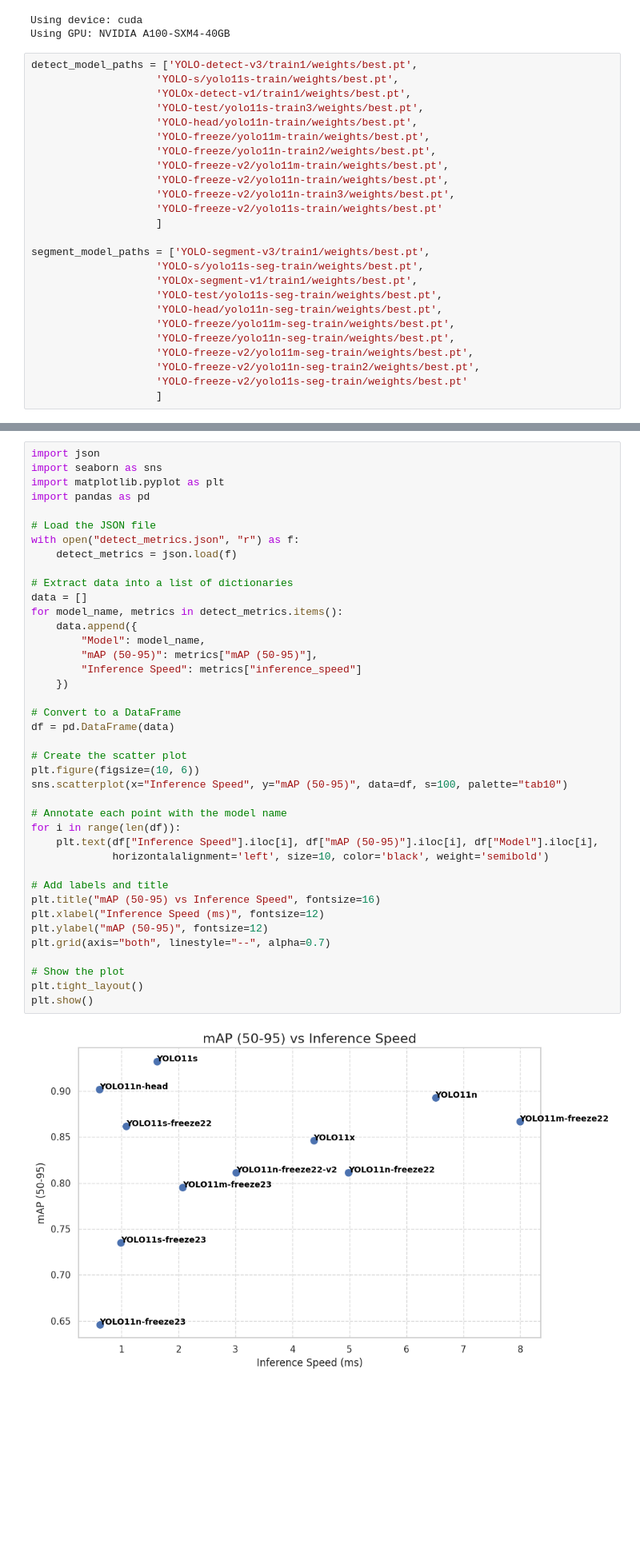
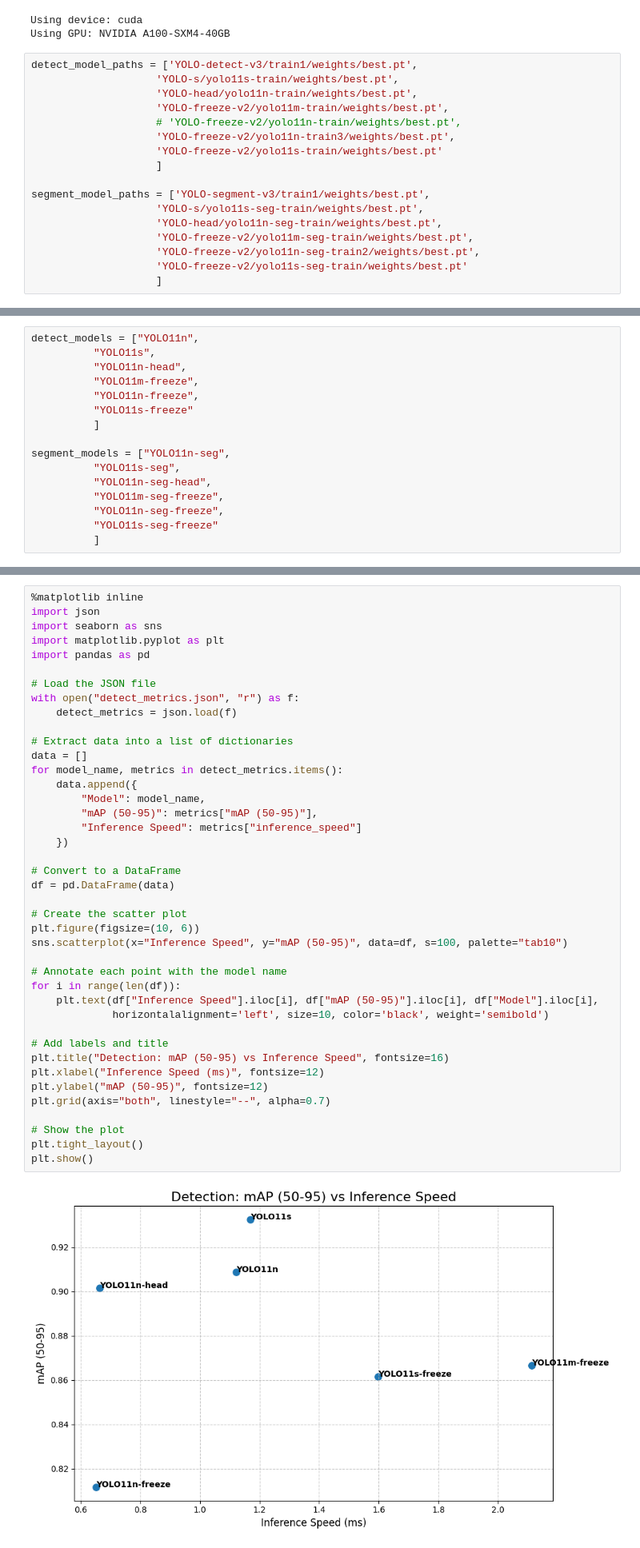
Before and after one commit to cayasryan/Grocery-Detect-Segment, a Jupyter notebook: validation.ipynb, the cells around one changed output, grey strips where cells are left out. Shown: that part at 80% size. Saved outputs shown, nothing was run; the diff lists cells and outputs as text; blank space fills up the shorter version.

Commit message:
inference updates

```diff
--- a/validation.ipynb
+++ b/validation.ipynb
@@ -25,24 +25,16 @@ Using GPU: NVIDIA A100-SXM4-40GB
 # %%
 detect_model_paths = ['YOLO-detect-v3/train1/weights/best.pt',
                     'YOLO-s/yolo11s-train/weights/best.pt',
-                    'YOLOx-detect-v1/train1/weights/best.pt',
-                    'YOLO-test/yolo11s-train3/weights/best.pt',
                     'YOLO-head/yolo11n-train/weights/best.pt',
-                    'YOLO-freeze/yolo11m-train/weights/best.pt',
-                    'YOLO-freeze/yolo11n-train2/weights/best.pt',
                     'YOLO-freeze-v2/yolo11m-train/weights/best.pt',
-                    'YOLO-freeze-v2/yolo11n-train/weights/best.pt',
+                    # 'YOLO-freeze-v2/yolo11n-train/weights/best.pt',
                     'YOLO-freeze-v2/yolo11n-train3/weights/best.pt',
                     'YOLO-freeze-v2/yolo11s-train/weights/best.pt'
                     ]
 
 segment_model_paths = ['YOLO-segment-v3/train1/weights/best.pt',
                     'YOLO-s/yolo11s-seg-train/weights/best.pt',
-                    'YOLOx-segment-v1/train1/weights/best.pt',
-                    'YOLO-test/yolo11s-seg-train/weights/best.pt',
                     'YOLO-head/yolo11n-seg-train/weights/best.pt',
-                    'YOLO-freeze/yolo11m-seg-train/weights/best.pt',
-                    'YOLO-freeze/yolo11n-seg-train/weights/best.pt',
                     'YOLO-freeze-v2/yolo11m-seg-train/weights/best.pt',
                     'YOLO-freeze-v2/yolo11n-seg-train2/weights/best.pt',
                     'YOLO-freeze-v2/yolo11s-seg-train/weights/best.pt'
@@ -345,3 +296,19 @@ segment_models = ["YOLO11n-seg",
+# %%
+detect_models = ["YOLO11n",
+          "YOLO11s",
+          "YOLO11n-head",
+          "YOLO11m-freeze",
+          "YOLO11n-freeze",
+          "YOLO11s-freeze"
+          ]
+
+segment_models = ["YOLO11n-seg",
+          "YOLO11s-seg",
+          "YOLO11n-seg-head",
+          "YOLO11m-seg-freeze",
+          "YOLO11n-seg-freeze",
+          "YOLO11s-seg-freeze"
+          ]
 # %%
 import json
 
@@ -392,6 +359,7 @@ with open("detect_metrics.json", "w") as f:
 with open("segment_metrics.json", "w") as f:
     json.dump(segment_metrics_dict, f, indent=4)
 # %%
+%matplotlib inline
 import json
 import seaborn as sns
 import matplotlib.pyplot as plt
@@ -404,35 +372,35 @@ with open("detect_metrics.json", "r") as f:
 # Extract data into a list of dictionaries
 data = []
 for model_name, metrics in detect_metrics.items():
     data.append({
         "Model": model_name,
         "mAP (50-95)": metrics["mAP (50-95)"],
         "Inference Speed": metrics["inference_speed"]
     })
 
 # Convert to a DataFrame
 df = pd.DataFrame(data)
 
 # Create the scatter plot
 plt.figure(figsize=(10, 6))
 sns.scatterplot(x="Inference Speed", y="mAP (50-95)", data=df, s=100, palette="tab10")
 
 # Annotate each point with the model name
 for i in range(len(df)):
     plt.text(df["Inference Speed"].iloc[i], df["mAP (50-95)"].iloc[i], df["Model"].iloc[i],
              horizontalalignment='left', size=10, color='black', weight='semibold')
 
 # Add labels and title
-plt.title("mAP (50-95) vs Inference Speed", fontsize=16)
+plt.title("Detection: mAP (50-95) vs Inference Speed", fontsize=16)
 plt.xlabel("Inference Speed (ms)", fontsize=12)
 plt.ylabel("mAP (50-95)", fontsize=12)
 plt.grid(axis="both", linestyle="--", alpha=0.7)
 
 # Show the plot
 plt.tight_layout()
 plt.show()
 # %% [output]
-[figure, old version]
+[figure, new version]
 # %%
 import json
 import seaborn as sns
```
Also changed, not shown: parts of 3 cells of this notebook, 5 other files.
